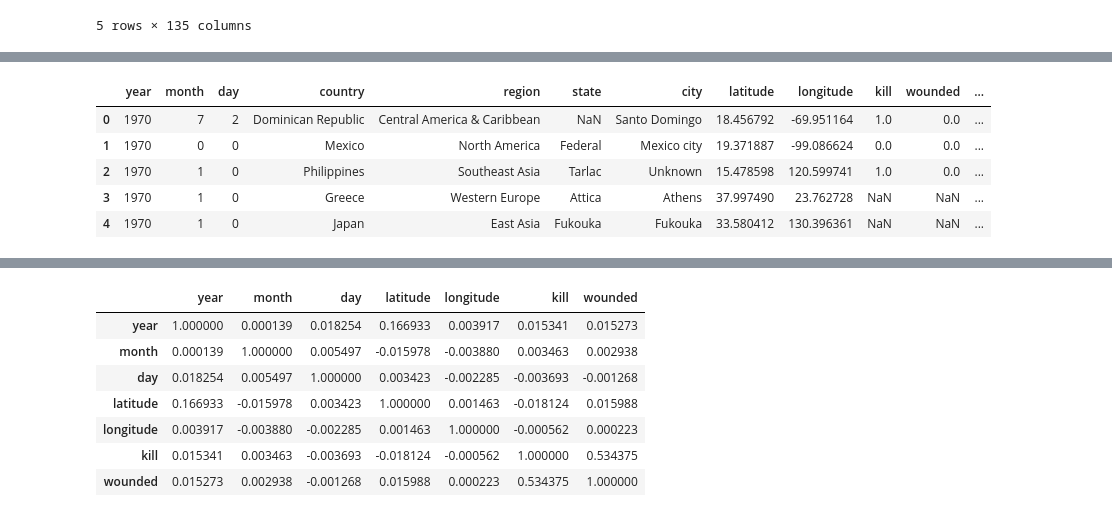
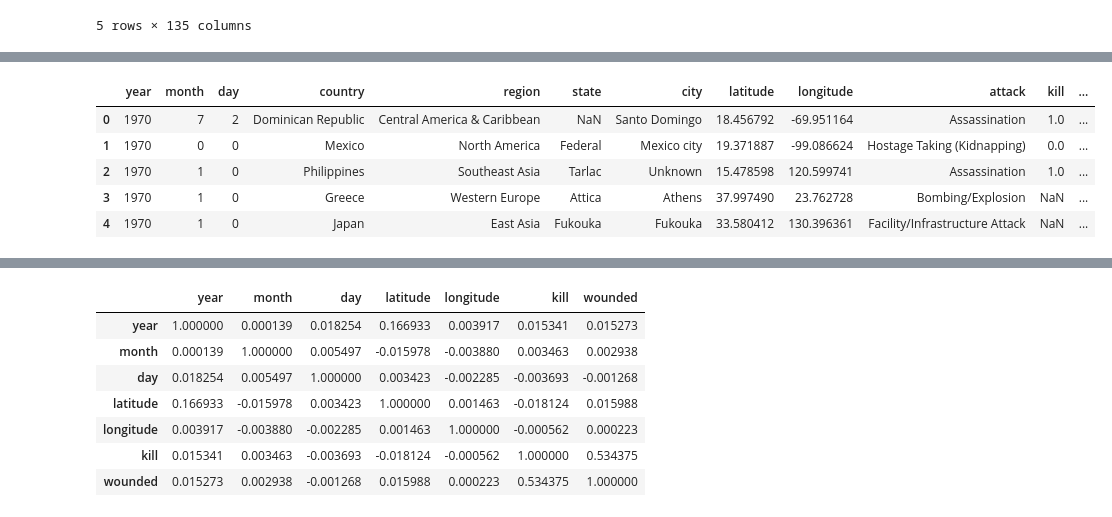
Before and after one commit to Amol2332/eda-on-global-terrorism, a Jupyter notebook: amol_eda.ipynb, the cells around one changed output, grey strips where cells are left out. Cells and saved outputs as stored; diff of their text form; code cells hidden in the pictures.

```diff
--- a/amol_eda.ipynb
+++ b/amol_eda.ipynb
@@ -252,0 +67,4 @@ len(non_null_value_list)
+# %%
+# so there r total of 135 columns out of which 68 columns are such that they consist of more than 150000 of null values and hence we are droping those columns
+df.drop(columns = null_value_list , axis = 1, inplace = True)
+df.info()
@@ -271,2 +101,3 @@ len(non_null_value_list)
 # %%
-df2 = df[df['iyear','imonth', 'iday','country_txt','region_txt','provstate','city','latitude','longitude','nkill','nwound','targtype1_txt','motive','weaptype1_txt']]
+df2 = df[['iyear','imonth', 'iday','country_txt','region_txt','provstate','city','latitude','longitude','attacktype1_txt','nkill','nwound','targtype1_txt','motive','weaptype1_txt']]
+df2.head()
@@ -273,3 +110,0 @@ df2 = df[df['iyear','imonth', 'iday','country_txt','region_txt','provstate','cit
-# %%
-df2 = df[['iyear','imonth', 'iday','country_txt','region_txt','provstate','city','latitude','longitude','nkill','nwound','targtype1_txt','motive','weaptype1_txt']]
-df2.head()
@@ -303,10 +131,11 @@ memory usage: 19.4+ MB
 # %%
-df2.rename(columns = {'iyear':'year','imonth':'month', 'iday':'day','country_txt':'country','region_txt':'region','provstate':'state','nkill':'kill','nwound':'wounded','targtype1_txt':'target','weaptype1_txt':'weapon'}, inplace =True)
+# renaming the column for our convenience and better understanding
+df2.rename(columns = {'iyear':'year','imonth':'month', 'iday':'day','country_txt':'country','region_txt':'region','provstate':'state','attacktype1_txt':'attack','nkill':'kill','nwound':'wounded','targtype1_txt':'target','weaptype1_txt':'weapon'}, inplace =True)
 df2.head()
 # %% [output]
-|  | year | month | day | country | region | state | city | latitude | longitude | kill | wounded | ... |
-| 0 | 1970 | 7 | 2 | Dominican Republic | Central America & Caribbean | NaN | Santo Domingo | 18.456792 | -69.951164 | 1.0 | 0.0 | ... |
-| 1 | 1970 | 0 | 0 | Mexico | North America | Federal | Mexico city | 19.371887 | -99.086624 | 0.0 | 0.0 | ... |
-| 2 | 1970 | 1 | 0 | Philippines | Southeast Asia | Tarlac | Unknown | 15.478598 | 120.599741 | 1.0 | 0.0 | ... |
-| 3 | 1970 | 1 | 0 | Greece | Western Europe | Attica | Athens | 37.997490 | 23.762728 | NaN | NaN | ... |
-| 4 | 1970 | 1 | 0 | Japan | East Asia | Fukouka | Fukouka | 33.580412 | 130.396361 | NaN | NaN | ... |
+|  | year | month | day | country | region | state | city | latitude | longitude | attack | kill | ... |
+| 0 | 1970 | 7 | 2 | Dominican Republic | Central America & Caribbean | NaN | Santo Domingo | 18.456792 | -69.951164 | Assassination | 1.0 | ... |
+| 1 | 1970 | 0 | 0 | Mexico | North America | Federal | Mexico city | 19.371887 | -99.086624 | Hostage Taking (Kidnapping) | 0.0 | ... |
+| 2 | 1970 | 1 | 0 | Philippines | Southeast Asia | Tarlac | Unknown | 15.478598 | 120.599741 | Assassination | 1.0 | ... |
+| 3 | 1970 | 1 | 0 | Greece | Western Europe | Attica | Athens | 37.997490 | 23.762728 | Bombing/Explosion | NaN | ... |
+| 4 | 1970 | 1 | 0 | Japan | East Asia | Fukouka | Fukouka | 33.580412 | 130.396361 | Facility/Infrastructure Attack | NaN | ... |
```
Also changed, not shown: parts of 37 cells of this notebook.
